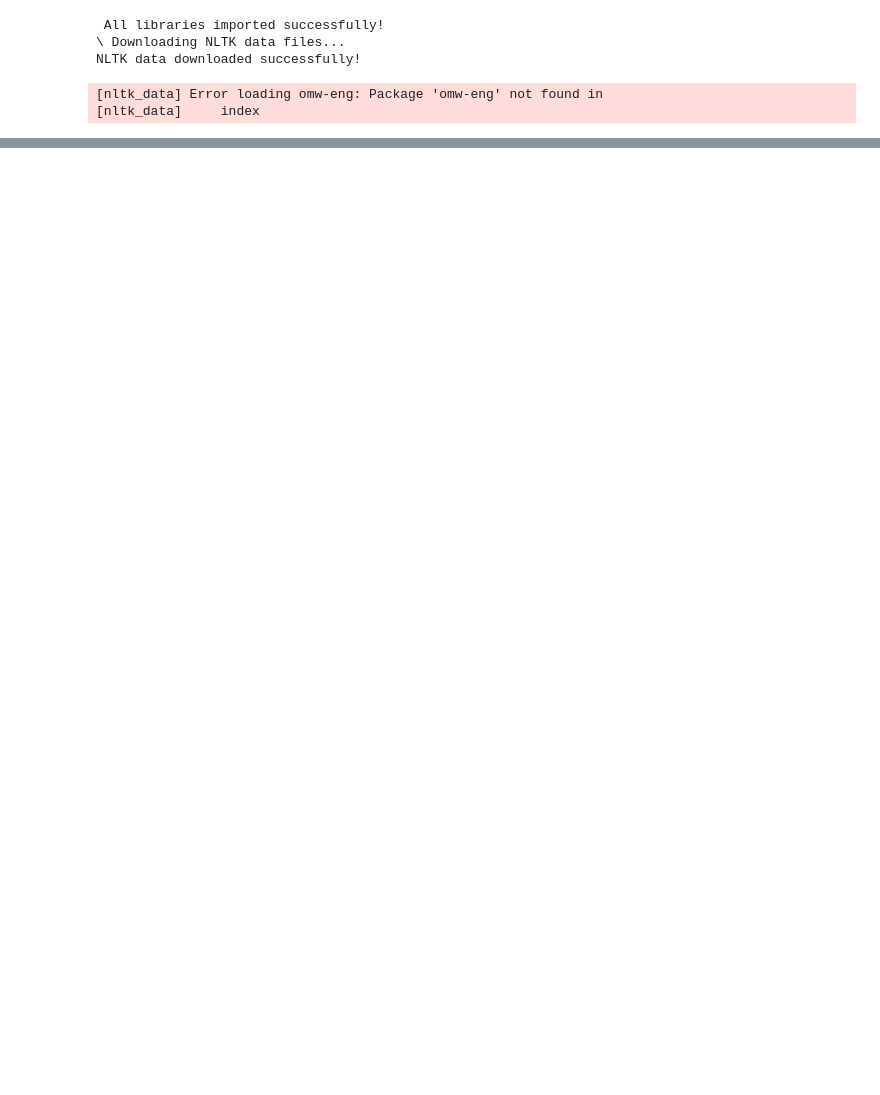
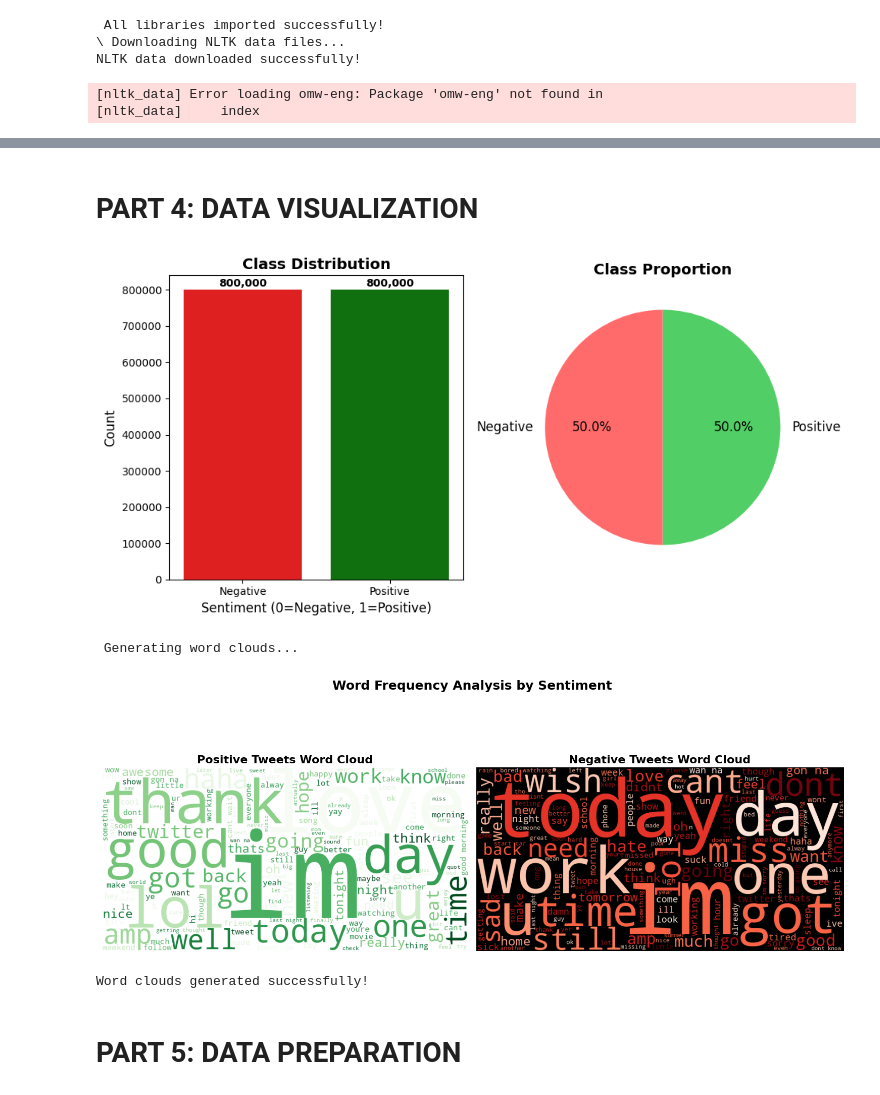
Before and after one commit to pray-ash911/Sentiment-Analysis-using-logistic-regression-and-distilbert, a Jupyter notebook: Sentiment_analysis_using_two_diff_models.ipynb, the cells around one changed output, grey strips where cells are left out. Saved outputs shown, nothing was run; the diff lists cells and outputs as text; code cells hidden in the pictures; blank space fills up the shorter version.

```diff
--- a/Sentiment_analysis_using_two_diff_models.ipynb
+++ b/Sentiment_analysis_using_two_diff_models.ipynb
@@ -123,0 +287,71 @@ Found CSV file: /kaggle/input/sentiment140/training.1600000.processed.noemoticon
+# %% [markdown]
+# PART 4: DATA VISUALIZATION
+# %%
+
+# VISUALIZATION 1: Class Distribution
+plt.figure(figsize=(10, 5))
+
+plt.subplot(1, 2, 1)
+sns.countplot(x='label', data=df, palette=['red', 'green'])
+plt.title('Class Distribution', fontsize=14, fontweight='bold')
+plt.xlabel('Sentiment (0=Negative, 1=Positive)', fontsize=12)
+plt.ylabel('Count', fontsize=12)
+plt.xticks([0, 1], ['Negative', 'Positive'])
+
+# Add count labels on bars
+for i, count in enumerate(df['label'].value_counts().sort_index()):
+    plt.text(i, count + 10000, f'{count:,}', ha='center', fontweight='bold')
+
+plt.subplot(1, 2, 2)
+# Pie chart for class distribution
+class_counts = df['label'].value_counts()
+colors = ['#ff6b6b', '#51cf66']
+plt.pie(class_counts, labels=['Negative', 'Positive'], autopct='%1.1f%%',
+        colors=colors, startangle=90, textprops={'fontsize': 12})
+plt.title('Class Proportion', fontsize=14, fontweight='bold')
+
+plt.tight_layout()
+plt.show()
+
+# VISUALIZATION 2: Word Clouds
+print(" Generating word clouds...")
+
+sample_size = 20000
+positive_sample = df[df['label'] == 1].sample(n=min(sample_size, sum(df['label'] == 1)), random_state=42)
+negative_sample = df[df['label'] == 0].sample(n=min(sample_size, sum(df['label'] == 0)), random_state=42)
+
+positive_text = " ".join(positive_sample['cleaned_text'].astype(str).values)
+negative_text = " ".join(negative_sample['cleaned_text'].astype(str).values)
+
+plt.figure(figsize=(15, 7))
+
+plt.subplot(1, 2, 1)
+wordcloud_positive = WordCloud(width=800, height=400,
+                               background_color='white',
+                               colormap='Greens',
+                               max_words=150).generate(positive_text)
+plt.imshow(wordcloud_positive, interpolation='bilinear')
+plt.title('Positive Tweets Word Cloud', fontsize=16, fontweight='bold')
+plt.axis('off')
+
+plt.subplot(1, 2, 2)
+wordcloud_negative = WordCloud(width=800, height=400,
+                               background_color='black',
+                               colormap='Reds',
+                               max_words=150).generate(negative_text)
+plt.imshow(wordcloud_negative, interpolation='bilinear')
+plt.title('Negative Tweets Word Cloud', fontsize=16, fontweight='bold')
+plt.axis('off')
+
+plt.suptitle('Word Frequency Analysis by Sentiment', fontsize=18, fontweight='bold')
+plt.tight_layout()
+plt.show()
+
+print("Word clouds generated successfully!")
+# %% [output]
+[figure, added]
+ Generating word clouds...
+[figure, added]
+Word clouds generated successfully!
+# %% [markdown]
+# PART 5: DATA PREPARATION
```
Also changed, not shown: parts of 7 cells of this notebook.
